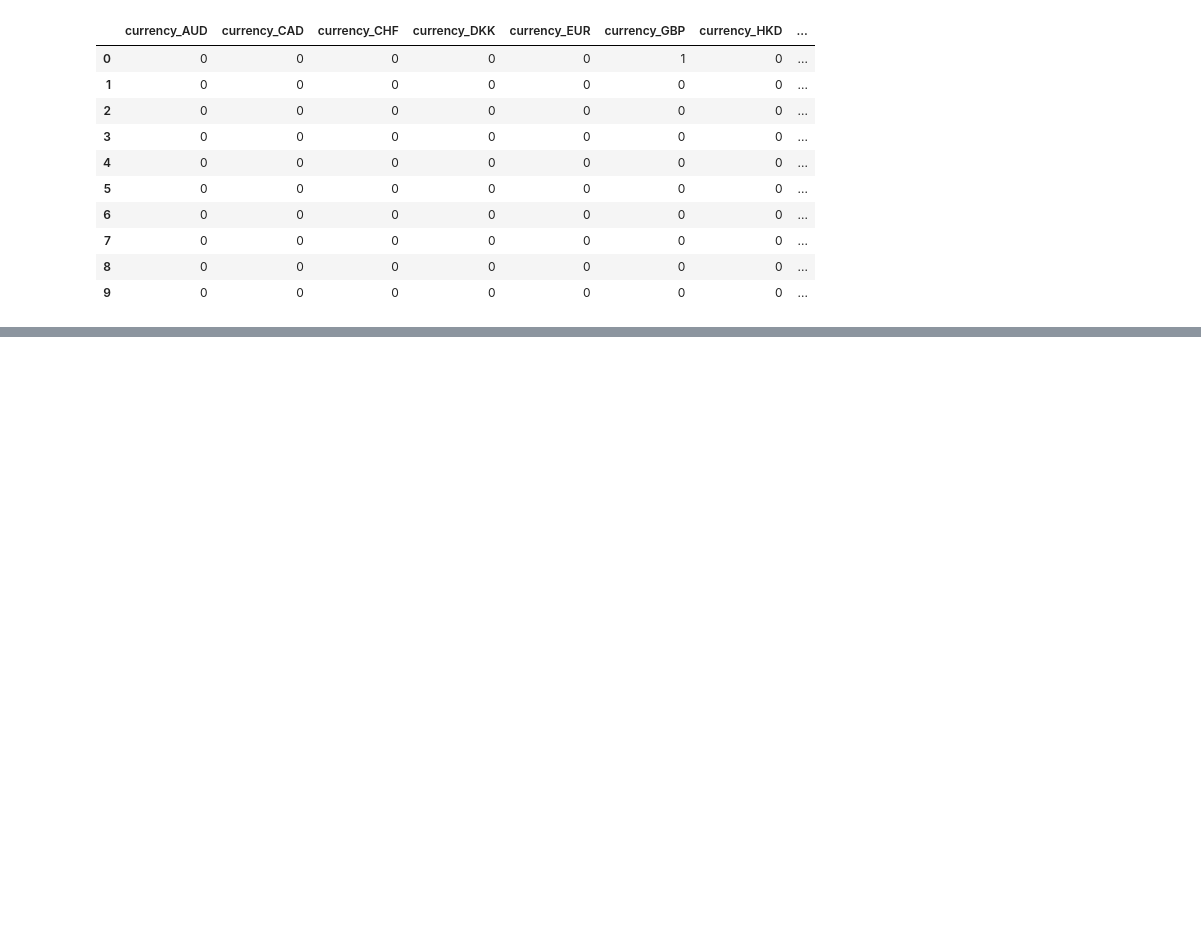
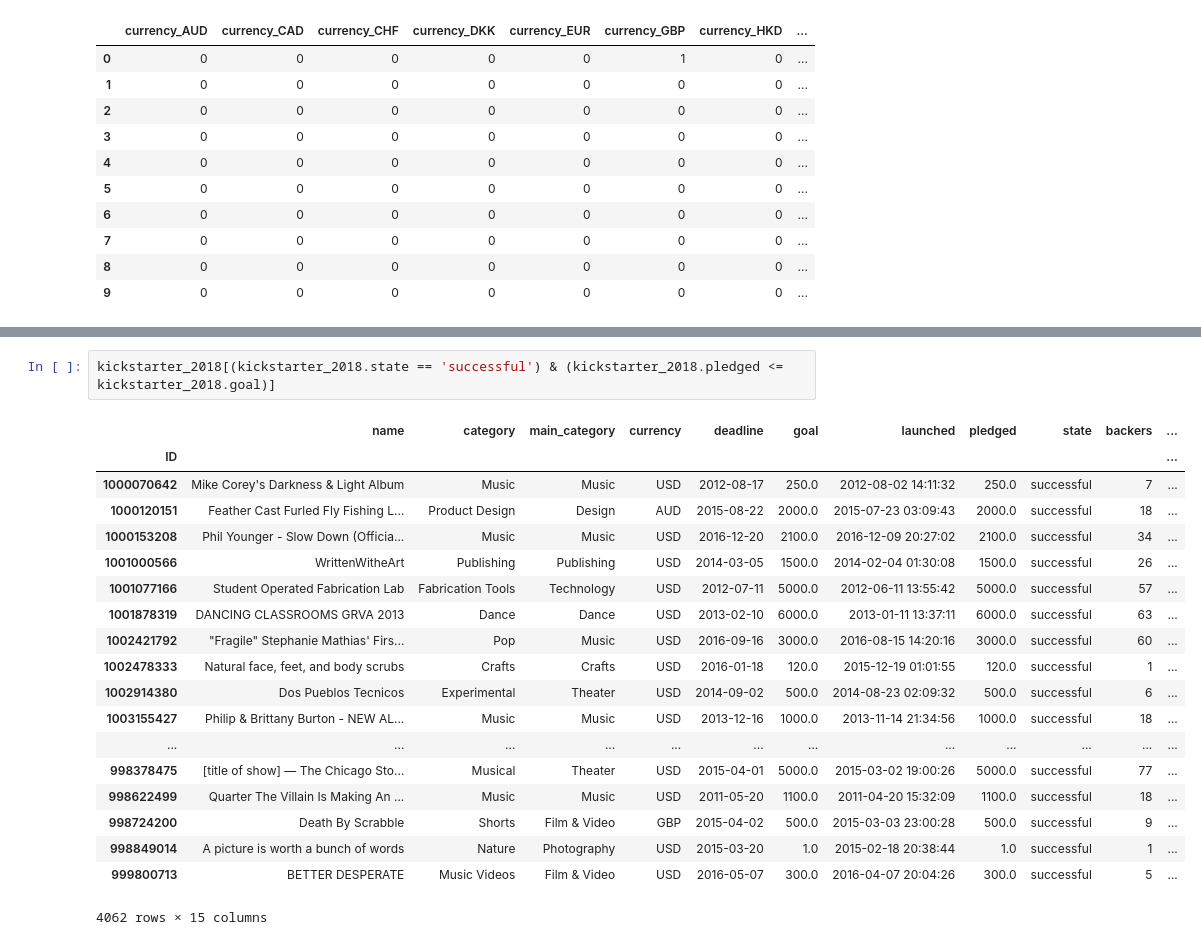
Before and after one commit to santiagopujol/analisis_curacion_diplodatos, a Jupyter notebook: Ejercicios_Limpieza.ipynb, the cells around one changed output, grey strips where cells are left out. Saved outputs shown, nothing was run; the diff lists cells and outputs as text; blank space fills up the shorter version.

```diff
--- a/Ejercicios_Limpieza.ipynb
+++ b/Ejercicios_Limpieza.ipynb
@@ -416,0 +421,22 @@ pd.DataFrame(lb_results, columns=((other_currency + '_') + pd.Series(lb.classes_
+# %%
+kickstarter_2018[(kickstarter_2018.state == 'successful') & (kickstarter_2018.pledged <= kickstarter_2018.goal)]
+# %% [output]
+|  | name | category | main_category | currency | deadline | goal | launched | pledged | state | backers | ... |
+| ID |  |  |  |  |  |  |  |  |  |  | ... |
+| 1000070642 | Mike Corey's Darkness & Light Album | Music | Music | USD | 2012-08-17 | 250.0 | 2012-08-02 14:11:32 | 250.0 | successful | 7 | ... |
+| 1000120151 | Feather Cast Furled Fly Fishing L... | Product Design | Design | AUD | 2015-08-22 | 2000.0 | 2015-07-23 03:09:43 | 2000.0 | successful | 18 | ... |
+| 1000153208 | Phil Younger - Slow Down (Officia... | Music | Music | USD | 2016-12-20 | 2100.0 | 2016-12-09 20:27:02 | 2100.0 | successful | 34 | ... |
+| 1001000566 | WrittenWitheArt | Publishing | Publishing | USD | 2014-03-05 | 1500.0 | 2014-02-04 01:30:08 | 1500.0 | successful | 26 | ... |
+| 1001077166 | Student Operated Fabrication Lab | Fabrication Tools | Technology | USD | 2012-07-11 | 5000.0 | 2012-06-11 13:55:42 | 5000.0 | successful | 57 | ... |
+| 1001878319 | DANCING CLASSROOMS GRVA 2013 | Dance | Dance | USD | 2013-02-10 | 6000.0 | 2013-01-11 13:37:11 | 6000.0 | successful | 63 | ... |
+| 1002421792 | "Fragile" Stephanie Mathias' Firs... | Pop | Music | USD | 2016-09-16 | 3000.0 | 2016-08-15 14:20:16 | 3000.0 | successful | 60 | ... |
+| 1002478333 | Natural face, feet, and body scrubs | Crafts | Crafts | USD | 2016-01-18 | 120.0 | 2015-12-19 01:01:55 | 120.0 | successful | 1 | ... |
+| 1002914380 | Dos Pueblos Tecnicos | Experimental | Theater | USD | 2014-09-02 | 500.0 | 2014-08-23 02:09:32 | 500.0 | successful | 6 | ... |
+| 1003155427 | Philip & Brittany Burton - NEW AL... | Music | Music | USD | 2013-12-16 | 1000.0 | 2013-11-14 21:34:56 | 1000.0 | successful | 18 | ... |
+| ... | ... | ... | ... | ... | ... | ... | ... | ... | ... | ... | ... |
+| 998378475 | [title of show] — The Chicago Sto... | Musical | Theater | USD | 2015-04-01 | 5000.0 | 2015-03-02 19:00:26 | 5000.0 | successful | 77 | ... |
+| 998622499 | Quarter The Villain Is Making An ... | Music | Music | USD | 2011-05-20 | 1100.0 | 2011-04-20 15:32:09 | 1100.0 | successful | 18 | ... |
+| 998724200 | Death By Scrabble | Shorts | Film & Video | GBP | 2015-04-02 | 500.0 | 2015-03-03 23:00:28 | 500.0 | successful | 9 | ... |
+| 998849014 | A picture is worth a bunch of words | Nature | Photography | USD | 2015-03-20 | 1.0 | 2015-02-18 20:38:44 | 1.0 | successful | 1 | ... |
+| 999800713 | BETTER DESPERATE | Music Videos | Film & Video | USD | 2016-05-07 | 300.0 | 2016-04-07 20:04:26 | 300.0 | successful | 5 | ... |
+4062 rows × 15 columns
```
Also changed, not shown: parts of 6 cells of this notebook.
